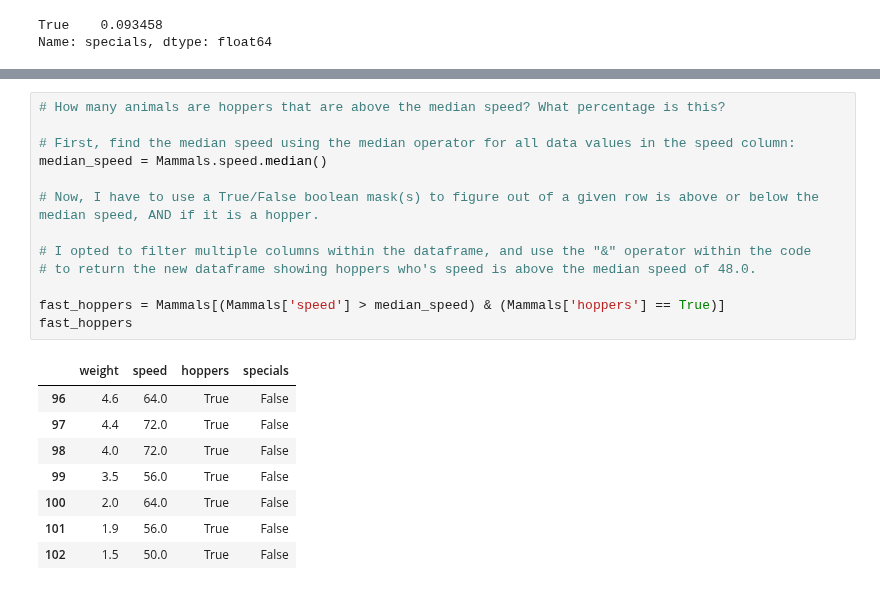
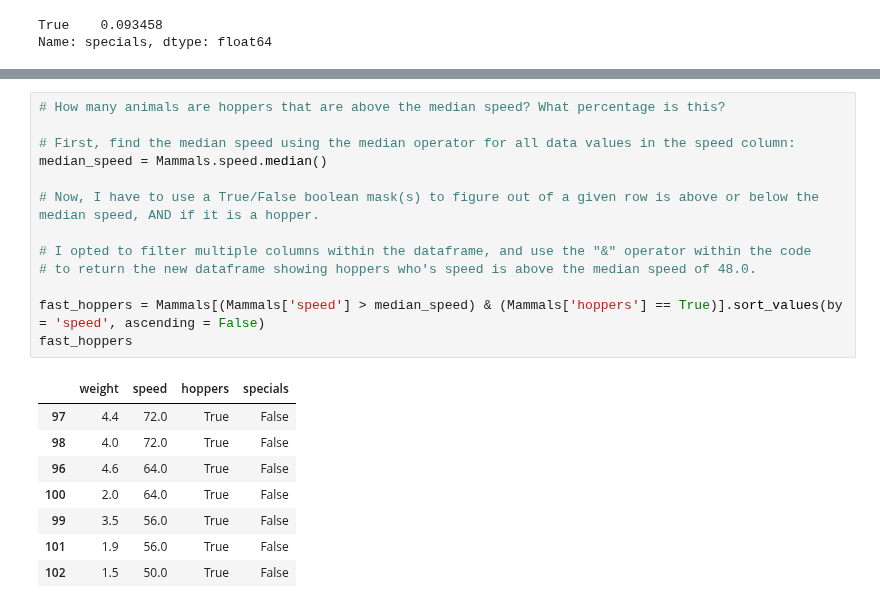
Before and after one commit to lukewbecker/numpy-pandas-visualization-exercises, a Jupyter notebook: dataframes.ipynb, the cells around one changed output, grey strips where cells are left out. Drawn from its saved outputs; the diff is of its cells as text.

```diff
--- a/dataframes.ipynb
+++ b/dataframes.ipynb
@@ -584,22 +627,22 @@ Name: specials, dtype: float64
 # %%
 # How many animals are hoppers that are above the median speed? What percentage is this?
 
 # First, find the median speed using the median operator for all data values in the speed column:
 median_speed = Mammals.speed.median()
 
 # Now, I have to use a True/False boolean mask(s) to figure out of a given row is above or below the median speed, AND if it is a hopper.
 
 # I opted to filter multiple columns within the dataframe, and use the "&" operator within the code
 # to return the new dataframe showing hoppers who's speed is above the median speed of 48.0.
 
-fast_hoppers = Mammals[(Mammals['speed'] > median_speed) & (Mammals['hoppers'] == True)]
+fast_hoppers = Mammals[(Mammals['speed'] > median_speed) & (Mammals['hoppers'] == True)].sort_values(by = 'speed', ascending = False)
 fast_hoppers
 # %% [output]
 |  | weight | speed | hoppers | specials |
-| 96 | 4.6 | 64.0 | True | False |
 | 97 | 4.4 | 72.0 | True | False |
 | 98 | 4.0 | 72.0 | True | False |
+| 96 | 4.6 | 64.0 | True | False |
+| 100 | 2.0 | 64.0 | True | False |
 | 99 | 3.5 | 56.0 | True | False |
-| 100 | 2.0 | 64.0 | True | False |
 | 101 | 1.9 | 56.0 | True | False |
 | 102 | 1.5 | 50.0 | True | False |
```
Also changed, not shown: parts of 13 cells of this notebook, 1 other file.
